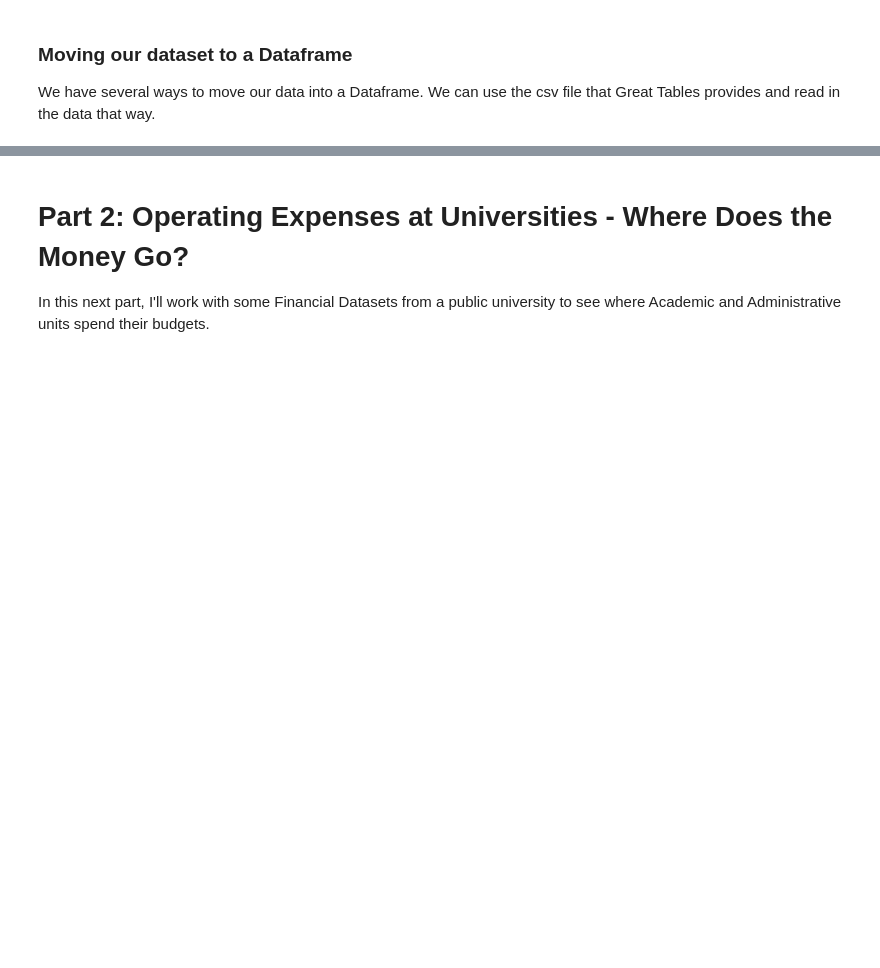
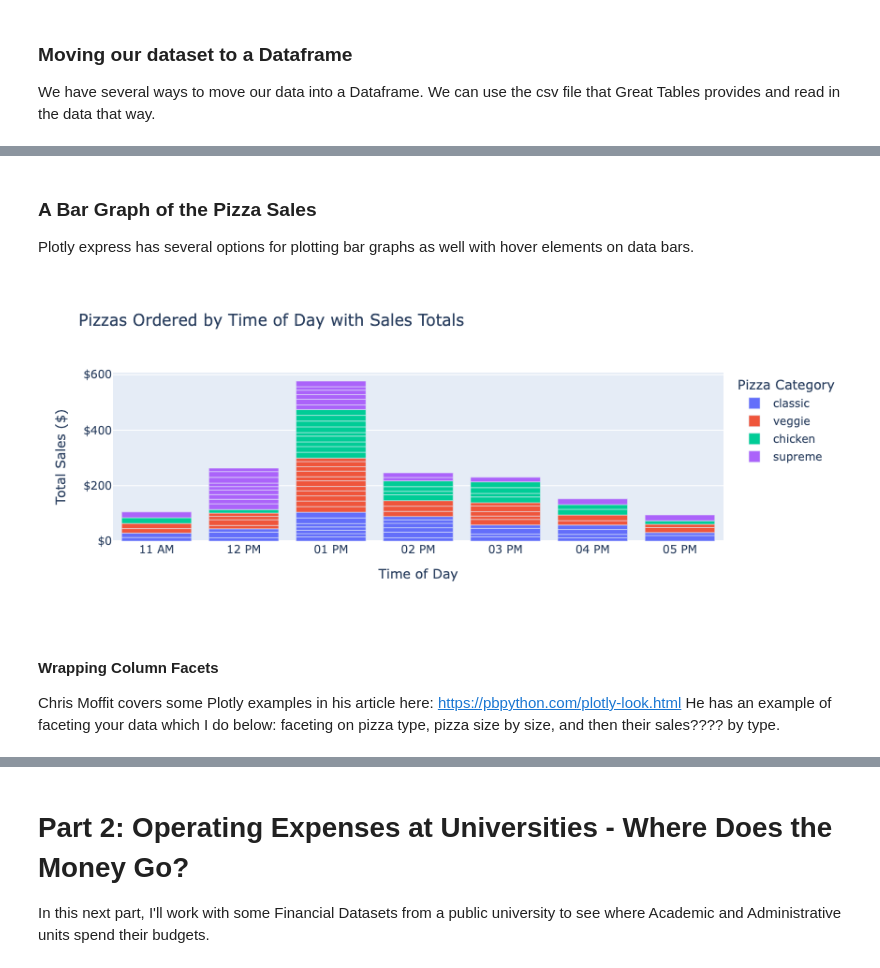
Before and after one commit to JulesU/data_viz, a Jupyter notebook: notebooks/input/mod5_dataviz.ipynb, the cells around one changed output, grey strips where cells are left out. Cells and saved outputs as stored; diff of their text form; code cells hidden in the pictures; blank space fills up the shorter version.

```diff
--- a/notebooks/input/mod5_dataviz.ipynb
+++ b/notebooks/input/mod5_dataviz.ipynb
@@ -293,0 +462,23 @@ READ UP ON DASH!!
+# %% [markdown]
+### A Bar Graph of the Pizza Sales
+
+Plotly express has several options for plotting bar graphs as well with hover elements on data bars.
+# %%
+# A Plotly Bar chart
+# The bar chart sums the amount of pizzas sold during the time of data
+
+fig = px.bar(df_pizza_mini3,
+                title="Pizzas Ordered by Time of Day with Sales Totals",
+                x="Hour_AMPM", y="price", color="type", labels={
+        "Hour_AMPM": "Time of Day",
+        "price": "Total Sales ($)",
+        "type": "Pizza Category"  }, hover_data=['name'])
+fig.update_layout(yaxis_tickprefix = '$', yaxis_tickformat = ',.0f')
+fig.show()
+# %% [output]
+[figure, added]
+# %% [markdown]
+#### Wrapping Column Facets
+
+Chris Moffit covers some Plotly examples in his article here: https://pbpython.com/plotly-look.html
+He has an example of faceting your data which I do below: faceting on pizza type, pizza size by size, and then their sales???? by type.
```
Also changed, not shown: parts of 120 cells of this notebook, 2 other files.
